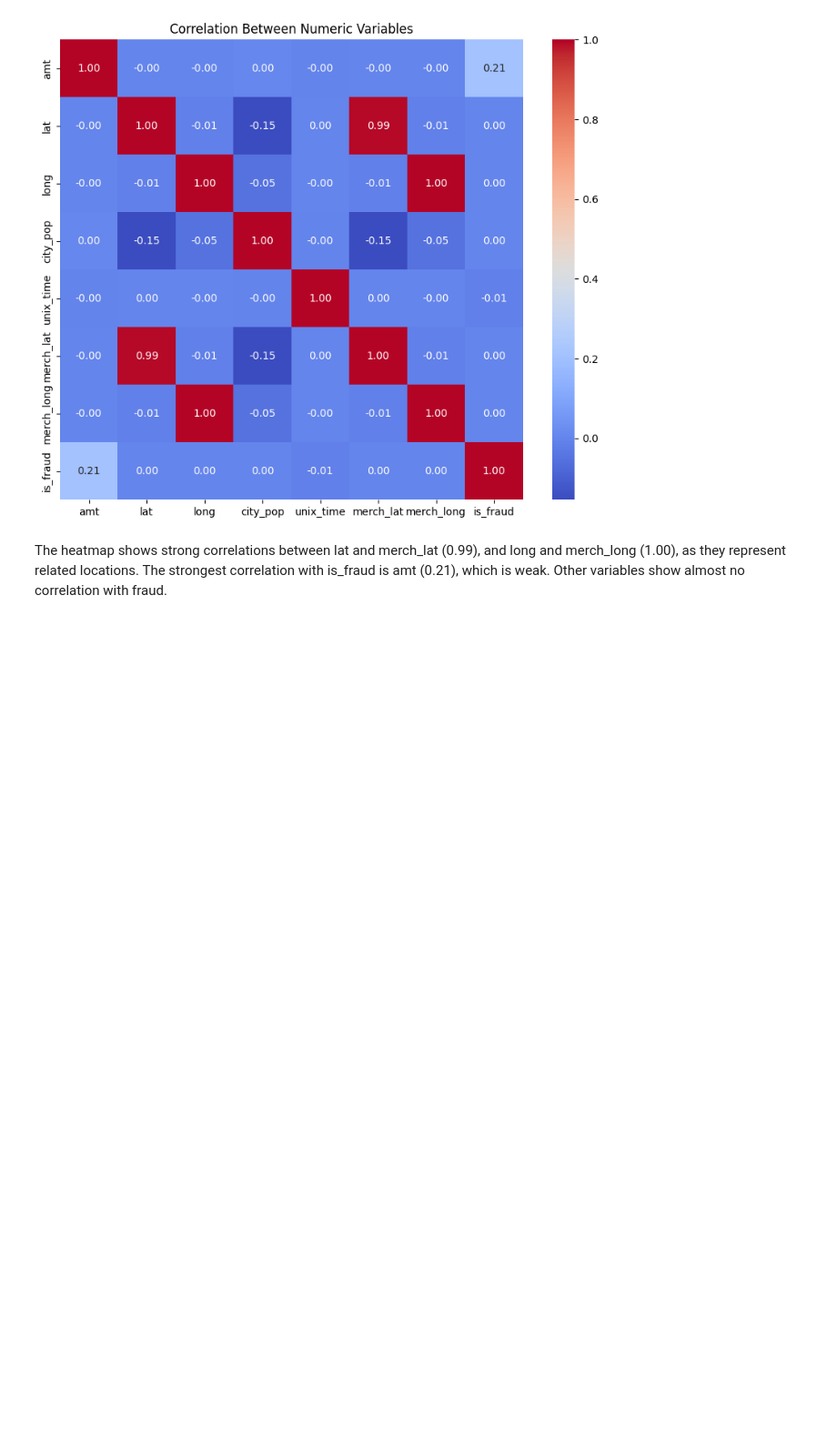
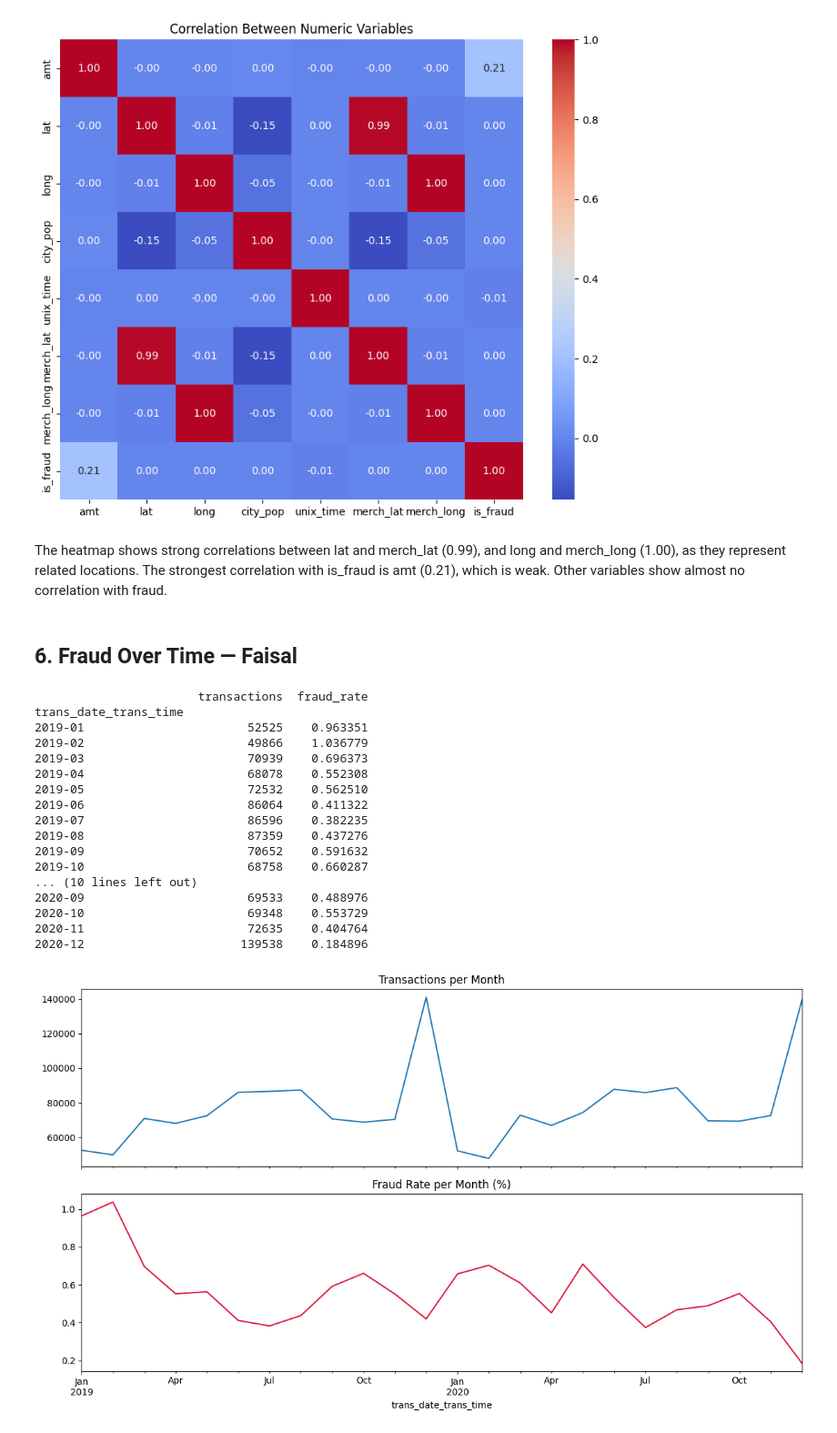
Before and after one commit to DhaiHamoud/Fraud-Detection-in-the-Financial-Transaction-Market, a Jupyter notebook: notebooks/02_eda.ipynb, the cells around one changed output. Shown at 91% size. Drawn from its saved outputs; the diff is of its cells as text; code cells hidden in the pictures; blank space fills up the shorter version.

Commit message:
Add section 6: Fraud Over Time

```diff
--- a/notebooks/02_eda.ipynb
+++ b/notebooks/02_eda.ipynb
@@ -219,3 +219,43 @@ plt.show()
 [figure]
 # %% [markdown]
 The heatmap shows strong correlations between lat and merch_lat (0.99), and long and merch_long (1.00), as they represent related locations. The strongest correlation with is_fraud is amt (0.21), which is weak. Other variables show almost no correlation with fraud.
+# %% [markdown]
+## 6. Fraud Over Time — Faisal
+# %%
+import matplotlib.pyplot as plt
+
+# Ensure datetime format
+df['trans_date_trans_time'] = pd.to_datetime(df['trans_date_trans_time'])
+
+month = df['trans_date_trans_time'].dt.to_period('M')
+monthly = df.groupby(month).agg(
+    transactions=('is_fraud', 'size'),
+    fraud_rate=('is_fraud', 'mean')
+)
+monthly['fraud_rate'] = monthly['fraud_rate'] * 100
+print(monthly)
+
+fig, axes = plt.subplots(2, 1, figsize=(12, 7), sharex=True)
+monthly['transactions'].plot(ax=axes[0], title='Transactions per Month')
+monthly['fraud_rate'].plot(ax=axes[1], title='Fraud Rate per Month (%)', color='crimson')
+plt.tight_layout()
+plt.show()
+# %% [output]
+                       transactions  fraud_rate
+trans_date_trans_time
+2019-01                       52525    0.963351
+2019-02                       49866    1.036779
+2019-03                       70939    0.696373
+2019-04                       68078    0.552308
+2019-05                       72532    0.562510
+2019-06                       86064    0.411322
+2019-07                       86596    0.382235
+2019-08                       87359    0.437276
+2019-09                       70652    0.591632
+2019-10                       68758    0.660287
+... (10 lines left out)
+2020-09                       69533    0.488976
+2020-10                       69348    0.553729
+2020-11                       72635    0.404764
+2020-12                      139538    0.184896
+[figure, added]
```
Also changed, not shown: parts of 2 cells of this notebook.
